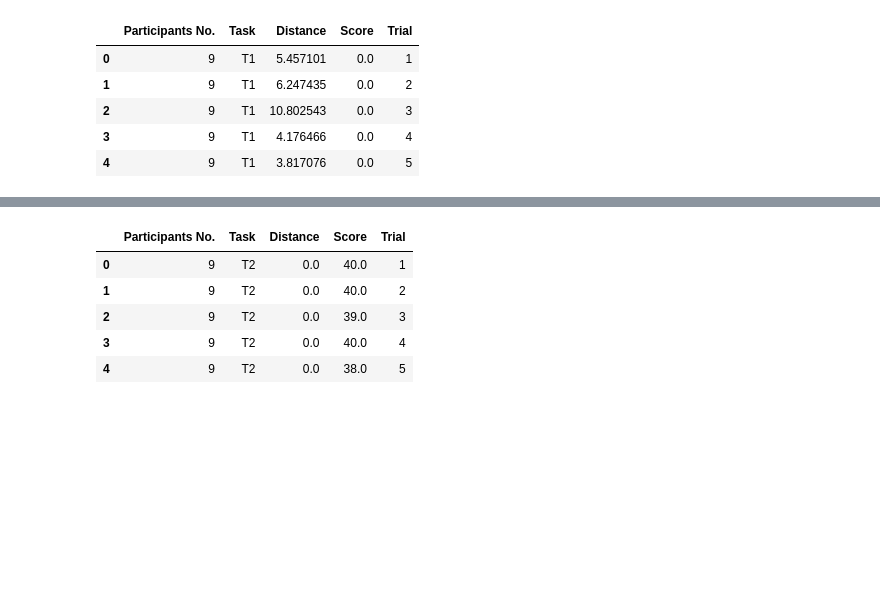
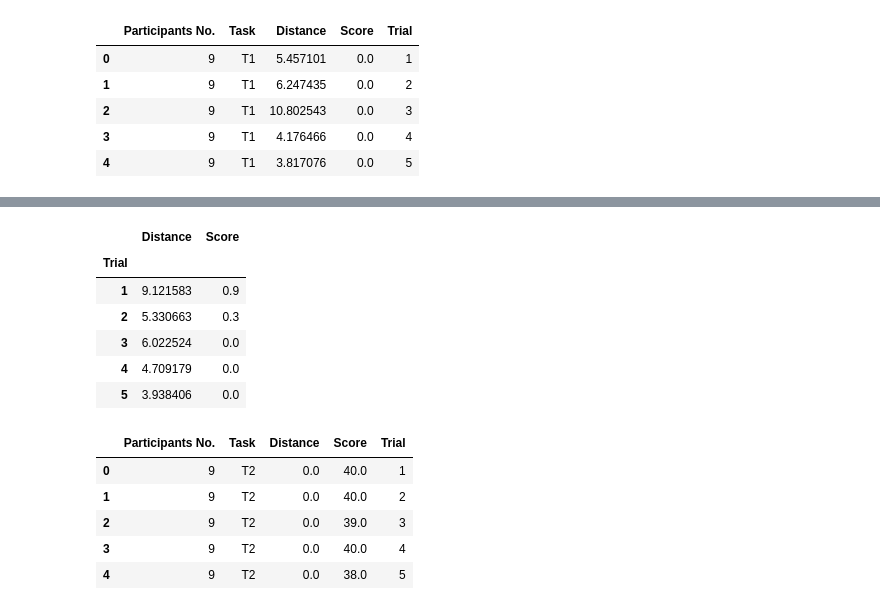
Before and after one commit to outtoin/statistics_practice, a Jupyter notebook: JediFlight_Statistics.ipynb, the cells around one changed output, grey strips where cells are left out. Saved outputs shown, nothing was run; the diff lists cells and outputs as text; code cells hidden in the pictures; blank space fills up the shorter version.

```diff
--- a/JediFlight_Statistics.ipynb
+++ b/JediFlight_Statistics.ipynb
@@ -136,3 +174,13 @@ T1_df.head()
+# %%
+T1_df.groupby(['Trial']).mean()
+# %% [output]
+|  | Distance | Score |
+| Trial |  |  |
+| 1 | 9.121583 | 0.9 |
+| 2 | 5.330663 | 0.3 |
+| 3 | 6.022524 | 0.0 |
+| 4 | 4.709179 | 0.0 |
+| 5 | 3.938406 | 0.0 |
 # %%
 T2_df.head()
 # %% [output]
```
Also changed, not shown: parts of 3 cells of this notebook.
